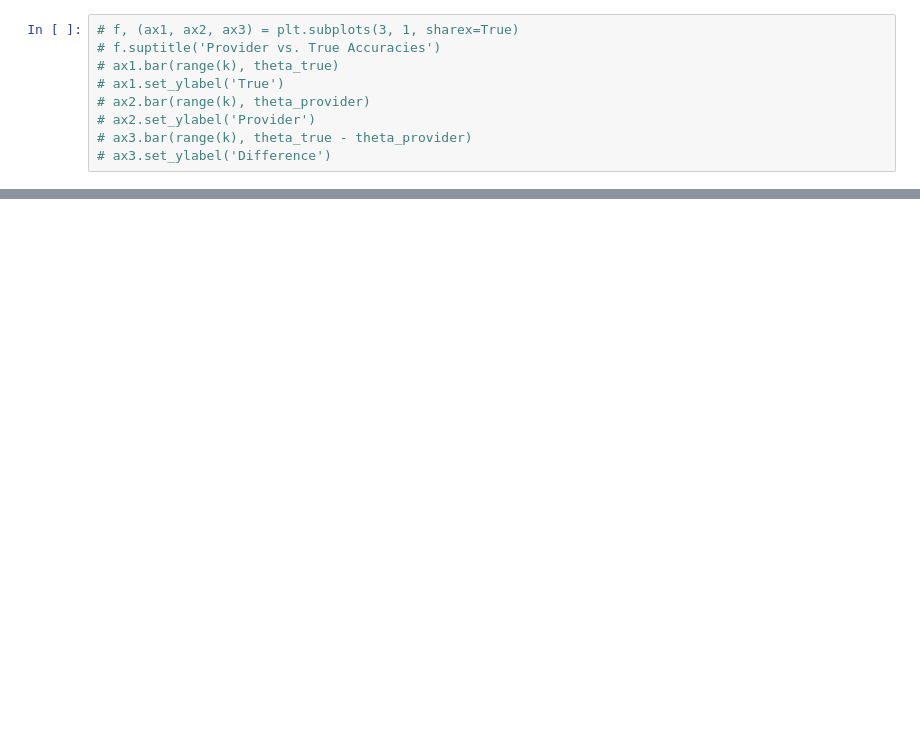
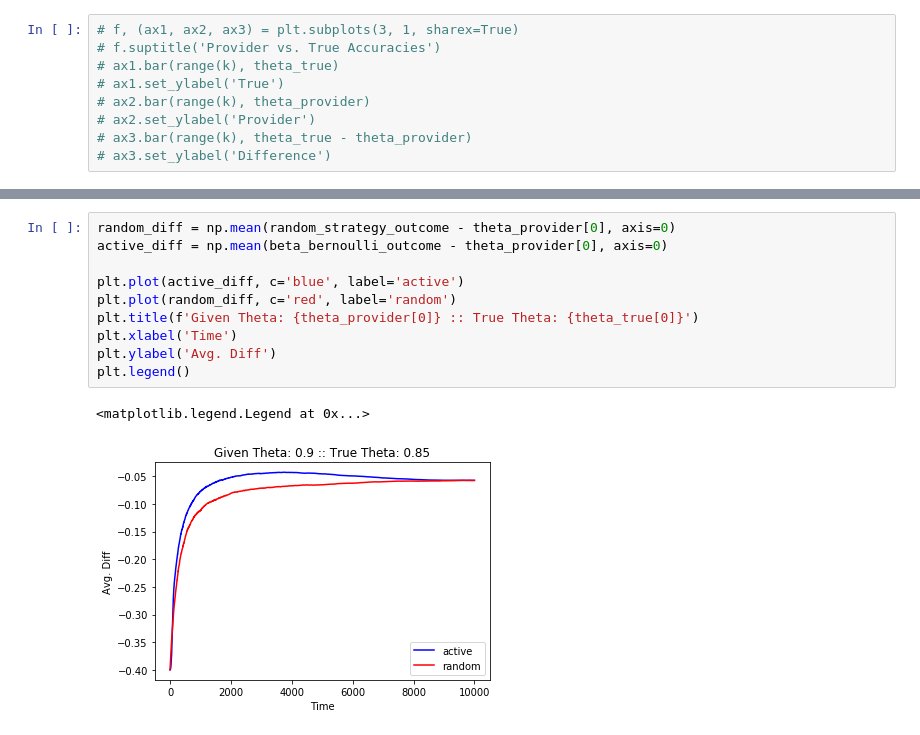
Before and after one commit to disiji/bayesian-blackbox, a Jupyter notebook: proof_of_concept.ipynb, the cells around one changed output, grey strips where cells are left out. Drawn from its saved outputs; the diff is of its cells as text; blank space fills up the shorter version.

```diff
--- a/proof_of_concept.ipynb
+++ b/proof_of_concept.ipynb
@@ -124,0 +161,13 @@ plt.legend()
+# %%
+random_diff = np.mean(random_strategy_outcome - theta_provider[0], axis=0)
+active_diff = np.mean(beta_bernoulli_outcome - theta_provider[0], axis=0)
+
+plt.plot(active_diff, c='blue', label='active')
+plt.plot(random_diff, c='red', label='random')
+plt.title(f'Given Theta: {theta_provider[0]} :: True Theta: {theta_true[0]}')
+plt.xlabel('Time')
+plt.ylabel('Avg. Diff')
+plt.legend()
+# %% [output]
+<matplotlib.legend.Legend at 0x...>
+[figure, added]
```
Also changed, not shown: parts of 5 cells of this notebook.
